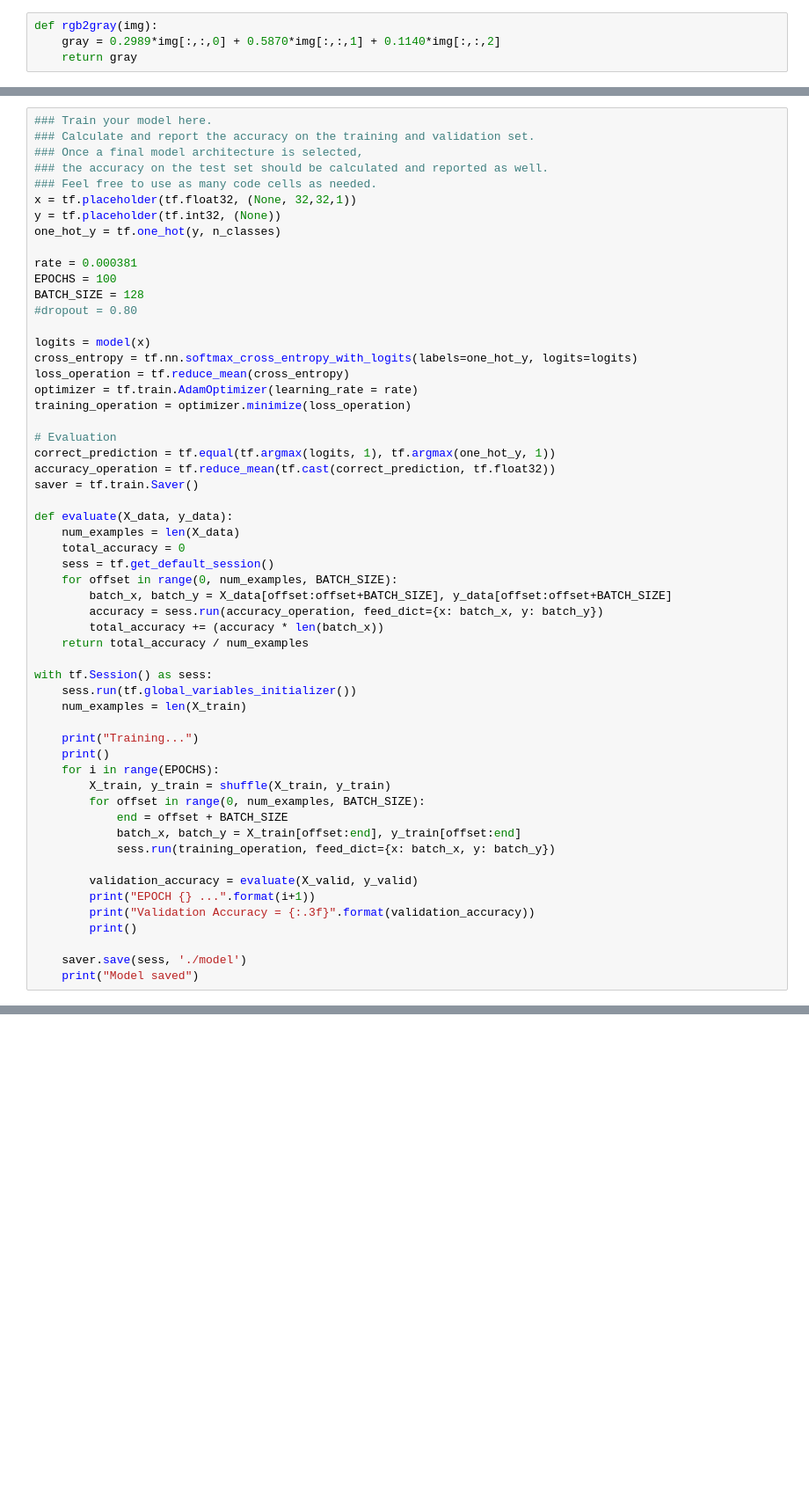
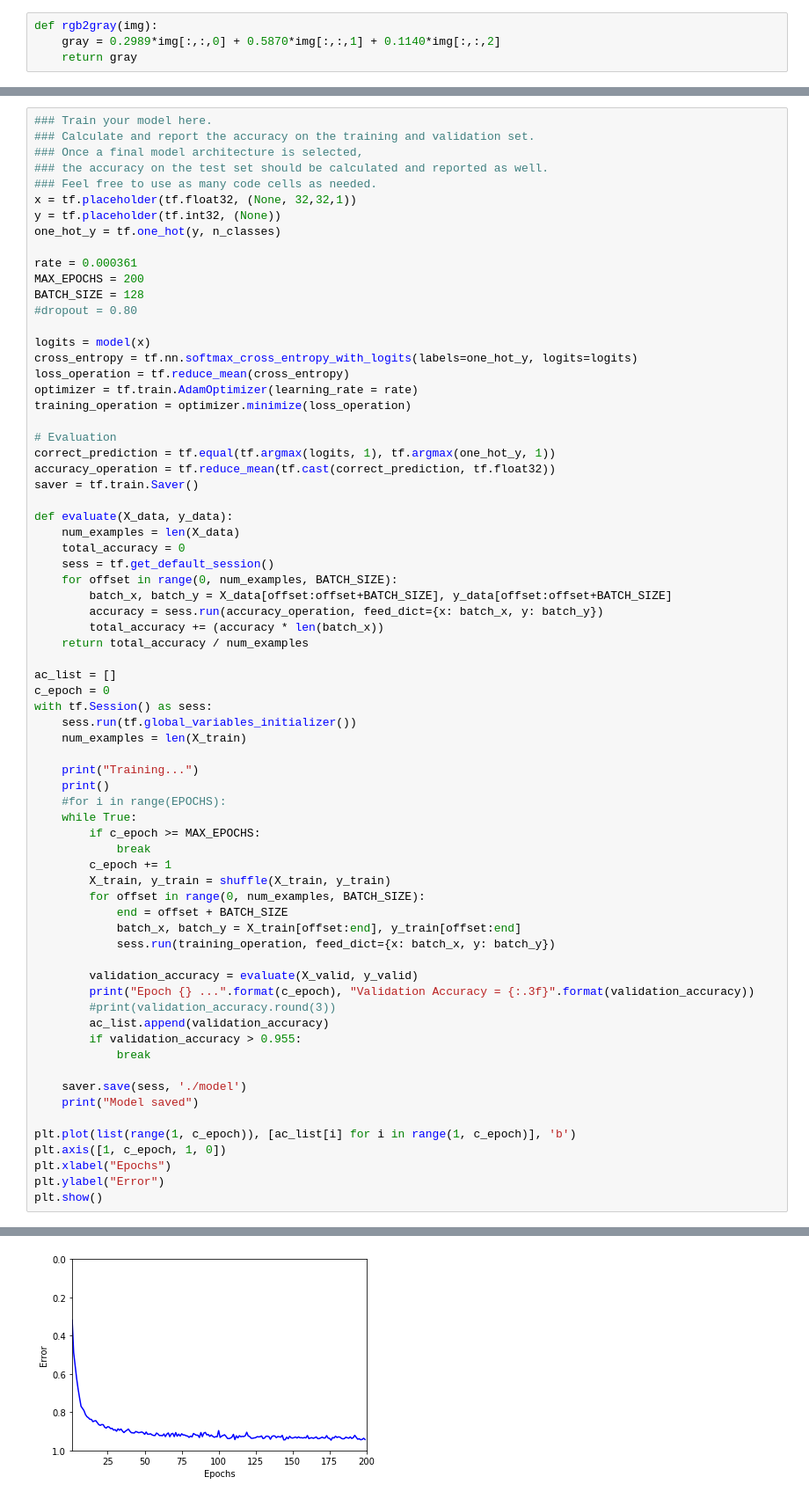
Before and after one commit to rahul1593/Traffic-Sign-Classifier, a Jupyter notebook: P2_test.ipynb, the cells around one changed output, grey strips where cells are left out. Shown at 88% size. Drawn from its saved outputs; the diff is of its cells as text; blank space fills up the shorter version.

```diff
--- a/P2_test.ipynb
+++ b/P2_test.ipynb
@@ -152,8 +149,8 @@ x = tf.placeholder(tf.float32, (None, 32,32,1))
 y = tf.placeholder(tf.int32, (None))
 one_hot_y = tf.one_hot(y, n_classes)
 
-rate = 0.000381
-EPOCHS = 100
+rate = 0.000361
+MAX_EPOCHS = 200
 BATCH_SIZE = 128
 #dropout = 0.80
 
@@ -178,13 +175,19 @@ def evaluate(X_data, y_data):
         total_accuracy += (accuracy * len(batch_x))
     return total_accuracy / num_examples
 
+ac_list = []
+c_epoch = 0
 with tf.Session() as sess:
     sess.run(tf.global_variables_initializer())
     num_examples = len(X_train)
 
     print("Training...")
     print()
-    for i in range(EPOCHS):
+    #for i in range(EPOCHS):
+    while True:
+        if c_epoch >= MAX_EPOCHS:
+            break
+        c_epoch += 1
         X_train, y_train = shuffle(X_train, y_train)
         for offset in range(0, num_examples, BATCH_SIZE):
             end = offset + BATCH_SIZE
@@ -192,12 +195,20 @@ with tf.Session() as sess:
             sess.run(training_operation, feed_dict={x: batch_x, y: batch_y})
 
         validation_accuracy = evaluate(X_valid, y_valid)
-        print("EPOCH {} ...".format(i+1))
-        print("Validation Accuracy = {:.3f}".format(validation_accuracy))
-        print()
+        print("Epoch {} ...".format(c_epoch), "Validation Accuracy = {:.3f}".format(validation_accuracy))
+        #print(validation_accuracy.round(3))
+        ac_list.append(validation_accuracy)
+        if validation_accuracy > 0.955:
+            break
 
     saver.save(sess, './model')
     print("Model saved")
+
+plt.plot(list(range(1, c_epoch)), [ac_list[i] for i in range(1, c_epoch)], 'b')
+plt.axis([1, c_epoch, 1, 0])
+plt.xlabel("Epochs")
+plt.ylabel("Error")
+plt.show()
 # %% [output]
 Training...
 
@@ -218 +229,2 @@ Validation Accuracy = 0.946
 Model saved
+[figure, added]
```
Also changed, not shown: parts of 4 cells of this notebook, 3 other files.
